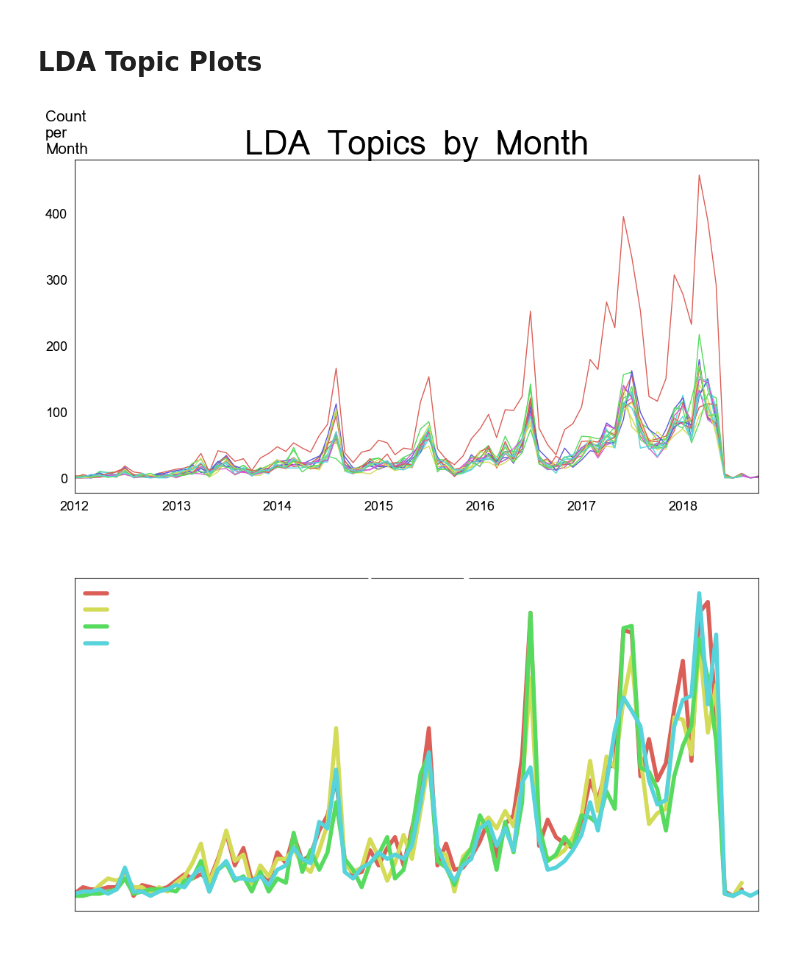
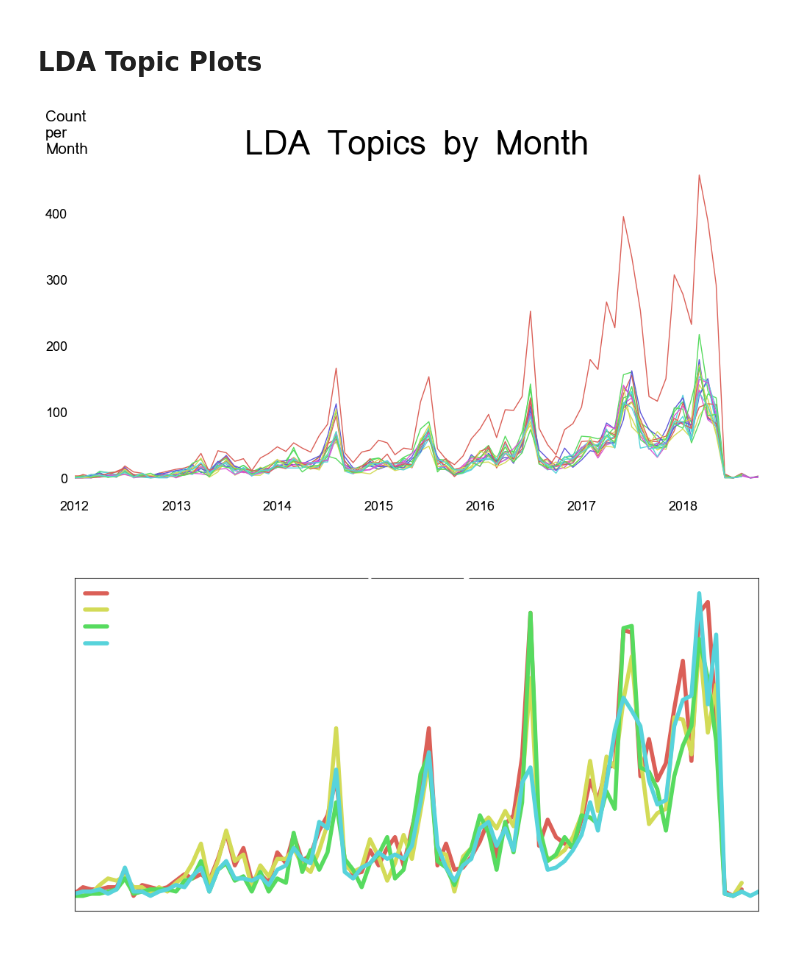
Before and after one commit to spencertollefson/lebron_james_nlp, a Jupyter notebook: plot_creation_notebook.ipynb, the cells around one changed output. Saved outputs shown, nothing was run; the diff lists cells and outputs as text; code cells hidden in the pictures.

```diff
--- a/plot_creation_notebook.ipynb
+++ b/plot_creation_notebook.ipynb
@@ -48,6 +48,9 @@ lda_W = joblib.load(f'{model_dir}/lda_W.joblib')
 df = joblib.load('data/clean/clean_df.joblib')
 df = df.loc[df.body != 'full quote', :] # drop the 'full quote' only comment
 df = df[~df.body.str.contains("streamable mirror")] # Drop twitter bot comments
+# %%
+lda_topics_df = joblib.load(f'{model_dir}/test_lda_topics_df.joblib')
+lda_W = joblib.load(f'{model_dir}/test_lda_W.joblib')
 # %% [markdown]
 # Plot Functions
 # %%
@@ -248,35 +251,35 @@ def cluster_count_by_time(df, cluster_col, time_col, time_chunk,
 #     for text in leg.get_texts():
 #         plt.setp(text, color = 'black')
     plt.title('LDA Topics by Month', **titlefont)
     plt.xticks(**xfont_ticks)
     plt.yticks(**yfont_ticks)
     plt.ylabel('Count\nper\nMonth', y=1.15,
                rotation=0, labelpad = 0, **yfont_labels)
     plt.xlabel('',**yfont_labels)
     plt.xlim(datetime.date(2012, 1, 1), datetime.date(2018, 9, 29))
-
+    sns.despine(left=True, bottom=True)
     return plt
 
 cluster_names = ['Miami Heat', 'Unknown 1', 'Unknown 2'
                 'Best Player in League', 'East Conference / Cavs', 'Reg Season',
                 'Free Throws', 'Unknown 3', 'Michael Jordan / Greatest of All Time', 'Unknown 4', 'High School',
                 'Defense and Offense', 'Watch him / fan perspective / hear him', 'Flop/Criticism', 'Stats / Triple Doubles'
                 'Unknown 5',]
 cluster_nums = [ 0, 1, 2,
                 3,
                 4, 5,
                 6, 7, 8, 9, 10,
                 11, 12, 13, 14,
                 15
                 ]
 plot_lda_df = lda_topics_df[lda_topics_df['topics'].isin(cluster_nums)]
 
 fig = cluster_count_by_time(plot_lda_df, 'topics', 'time', 'M',
                       cluster_names, cluster_nums, filename='lda_cluster_counts.png')
 
 fig.savefig(f'{savedir}/all_lda_cluster_counts.png', format='png', dpi=300, bbox_inches='tight', transparent=True)
 # %% [output]
-[figure, old version]
+[figure, new version]
 # %%
 # write function that slices on label, and plots what you want.
 def cluster_count_by_time(df, cluster_col, time_col, time_chunk,
```
Also changed, not shown: parts of 9 cells of this notebook, 9 other files.
